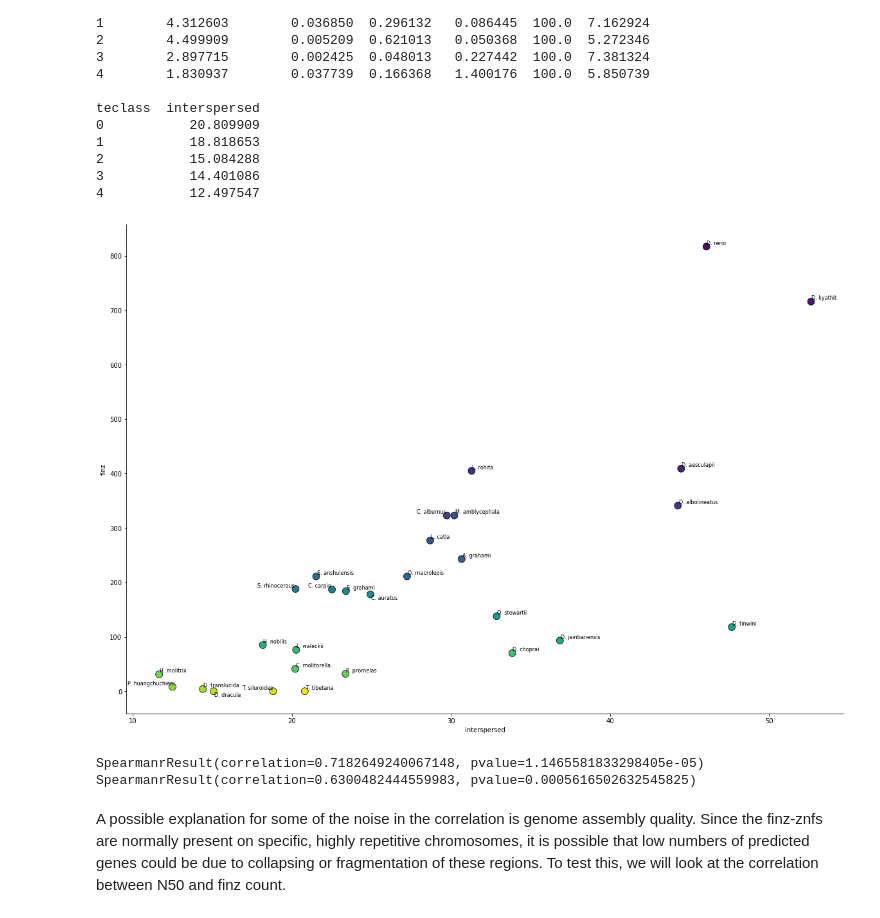
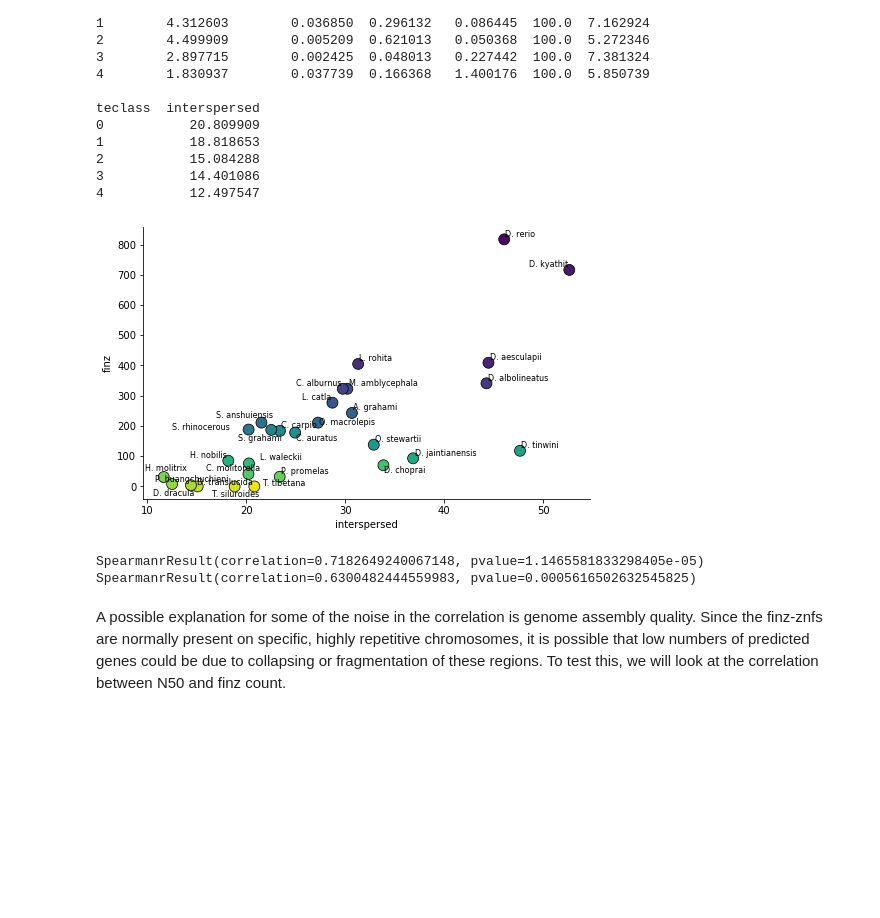
Before and after one commit to jonathan-wells/finz-znf, a Jupyter notebook: analysis/finz_te_correlation.ipynb, the cells around one changed output. Saved outputs shown, nothing was run; the diff lists cells and outputs as text; code cells hidden in the pictures; blank space fills up the shorter version.

```diff
--- a/analysis/finz_te_correlation.ipynb
+++ b/analysis/finz_te_correlation.ipynb
@@ -73,31 +73,32 @@ teclass  interspersed
 4           12.497547
 # %%
 column = 'interspersed'
-fig, ax = plt.subplots(figsize=(20, 14))
+fig, ax = plt.subplots(figsize=(8, 5))
 sns.scatterplot(data=count_df,
                 x=column,
                 y='finz',
                 hue='species',
                 palette='viridis_r',
                 edgecolor='k',
                 s=120,
                 ax=ax)
 ax.get_legend().remove()
 
 labels = []
 for row in count_df.iterrows():
     label = row[1]['species'].split('_')[0][0] +'. '+ row[1]['species'].split('_')[1]
     labels.append(ax.text(row[1][column], row[1]['finz'], label, size=8, va='center', ha='center'))
 adjust_text(labels)
 
 sns.despine()
 plt.show()
 print(stats.spearmanr(count_df[column],
                       count_df['finz']))
 print(stats.spearmanr(count_df.loc[~count_df.species.isin(['Danio_rerio', 'Danio_aesculapii', 'Danio_kyathit'])][column],
                       count_df.loc[~count_df.species.isin(['Danio_rerio', 'Danio_aesculapii', 'Danio_kyathit'])]['finz']))
+fig.savefig('/Users/jonwells/Desktop/finz_znf_corr.pdf', bbox_inches='tight')
 # %% [output]
-[figure, old version]
+[figure, new version]
 SpearmanrResult(correlation=0.7182649240067148, pvalue=1.1465581833298405e-05)
 SpearmanrResult(correlation=0.6300482444559983, pvalue=0.0005616502632545825)
 # %% [markdown]
```
Also changed, not shown: 6 other files.
